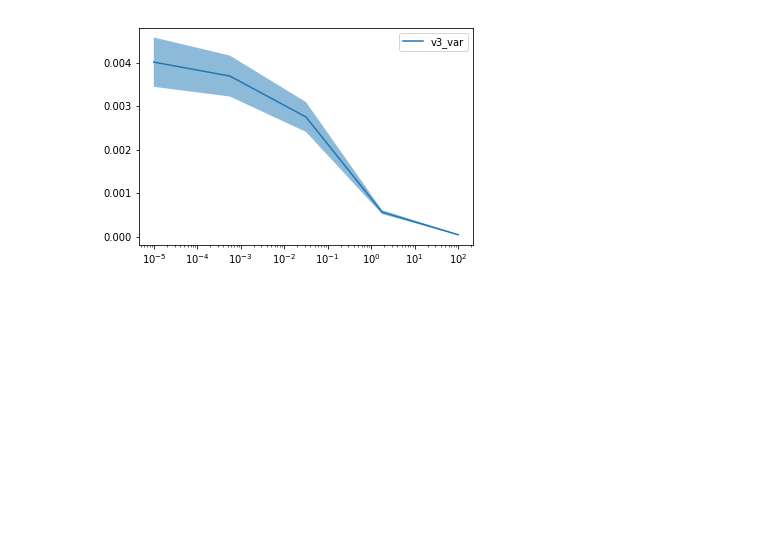
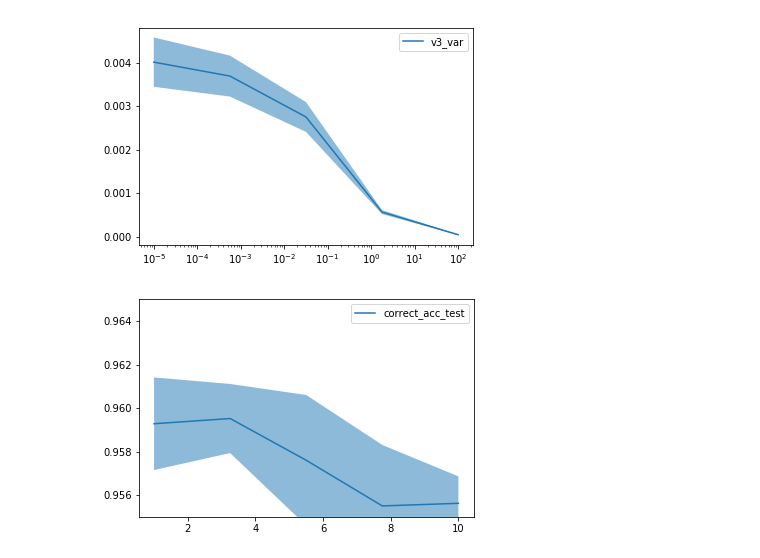
Before and after one commit to LPD-EPFL/nn-fault-tolerance, a Jupyter notebook: Regularization.ipynb, the cells around one changed output. Drawn from its saved outputs; the diff is of its cells as text; code cells hidden in the pictures; blank space fills up the shorter version.

```diff
--- a/Regularization.ipynb
+++ b/Regularization.ipynb
@@ -297,5 +297,21 @@ reg_bound_coeffs = np.linspace(1, 10, 5)
 results_array = [get_results(reg_bound_coeff) for reg_bound_coeff in reg_bound_coeffs]
 # %%
 save_fn = 'Regularization.ipynb.fine.pkl'
-pickle.dump(results_array, open(save_fn, 'wb'))
-#results_array = pickle.load(open(save_fn, 'rb'))
+#pickle.dump(results_array, open(save_fn, 'wb'))
+results_array = pickle.load(open(save_fn, 'rb'))
+# %%
+def plot_quantity(results_array, name):
+    """ Plot mean and variance of a quantity in results_array with name """
+    means = np.array([np.mean(r[name]) for r in results_array])
+    stds  = [np.std(r[name]) for r in results_array]
+    plt.plot(reg_bound_coeffs, means, label = name)
+    #plt.xscale('log')
+    plt.fill_between(reg_bound_coeffs, means - stds, means + stds, alpha = 0.5)
+# %%
+plt.figure()
+plot_quantity(results_array, 'correct_acc_test')
+plt.ylim(0.955, 0.965)
+plt.legend()
+plt.show()
+# %% [output]
+[figure, added]
```
Also changed, not shown: parts of 1 cell of this notebook, 1 other file.
